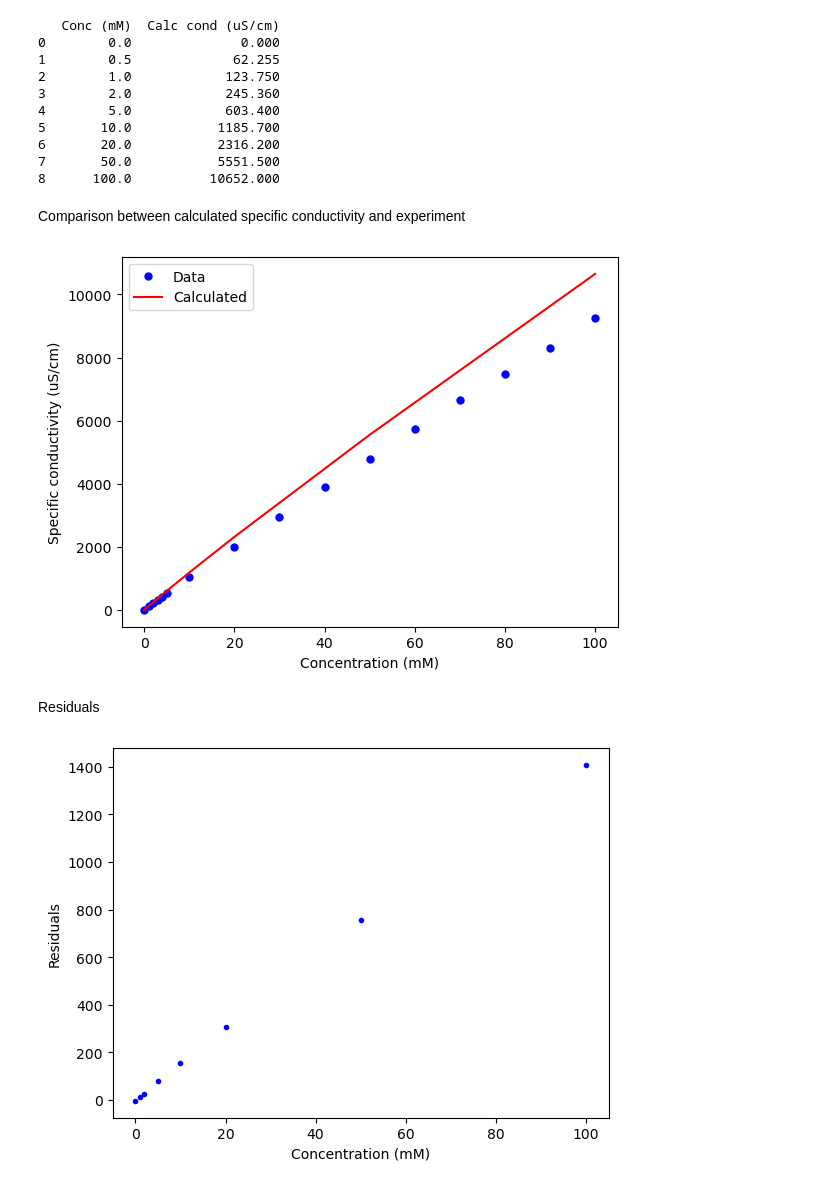
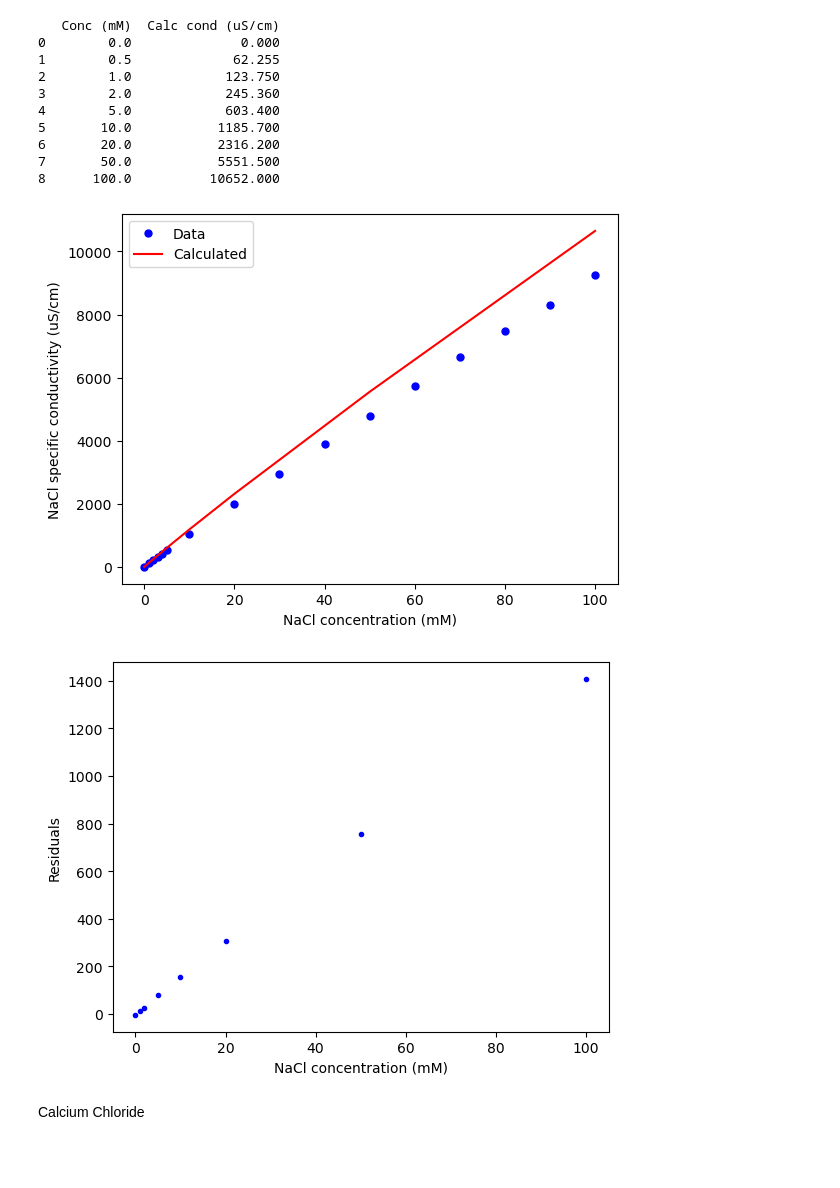
Before and after one commit to dowlinglab/salts-conductivity-modelling, a Jupyter notebook: Equivalent-conductivity.ipynb, the cells around one changed output. Saved outputs shown, nothing was run; the diff lists cells and outputs as text; code cells hidden in the pictures; blank space fills up the shorter version.

```diff
--- a/Equivalent-conductivity.ipynb
+++ b/Equivalent-conductivity.ipynb
@@ -21,7 +21,7 @@ equiv_cond = equiv_data["Equiv_cond(cm2/Ohm/equiv)"]
 ndata = len(equiv_cond)
 
 # converting the concentrations in mM to equivalent per litre
-equiv_conc = [molar_conc_equiv[i]*10**(-3) for i in range(ndata)]
+equiv_conc = [molar_conc_equiv[i]*10**(-3)*1 for i in range(ndata)]
 
 # specific conductivity in Siemen per cm
 specific_cond = [equiv_cond[i]*equiv_conc[i]/1000 for i in range(ndata)]
@@ -33,9 +33,9 @@ specific_cond_calc = [specific_cond[i]*10**6 for i in range(ndata)]
 input_output = [molar_conc_equiv, specific_cond_calc]
 conc_cond = np.transpose(input_output)
 column_names = ["Conc (mM)", "Calc cond (uS/cm)"]
-specific_cond_calc_data = pd.DataFrame(conc_cond, columns=column_names)
+specific_cond_calc_NaCl = pd.DataFrame(conc_cond, columns=column_names)
 
-print(specific_cond_calc_data)
+print(specific_cond_calc_NaCl)
 # %% [output]
    Conc (mM)  Calc cond (uS/cm)
 0        0.0              0.000
@@ -55,32 +55,32 @@ specific_cond_exp = specific_data["NaCl cond"]
 
 # number of data points
 ndata2 = len(specific_cond_exp)
-# %% [markdown]
-Comparison between calculated specific conductivity and experiment
 # %%
-# making plots comparison of data and prediction
+# making plot comparison of data and calculated values
 plt.plot(molar_conc_specific, specific_cond_exp, "b.", markersize=10, label="Data")
 plt.plot(molar_conc_equiv, specific_cond_calc, "r-", label="Calculated")
-plt.xlabel("Concentration (mM)")
-plt.ylabel("Specific conductivity (uS/cm)")
+plt.xlabel("NaCl concentration (mM)")
+plt.ylabel("NaCl specific conductivity (uS/cm)")
 plt.legend()
 plt.show()
 # %% [output]
-[figure, old version]
+[figure, new version]
-# %% [markdown]
-Residuals
 # %%
-# initial residual list
+# residuals
 residuals = []
 
-# converting molar concentration data to list
+# molar concentration of equivalent data that has a residual
+molar_conc_equiv_res = []
+
+# converting molar concentration to list
 molar_conc_equiv2 = list(molar_conc_equiv)
 molar_conc_specific2 = list(molar_conc_specific)
 
-# looping through molar concentrations of equivalent data and specific data and taking the residuals of same molar concentrations
+# looping through molar concentrations of equivalent and specific data and then taking residuals of same molar concentrations
 for conc in molar_conc_equiv2:
     for conc2 in molar_conc_specific2:
         if conc == conc2:
+            molar_conc_equiv_res.append(conc)
             index_conc = molar_conc_equiv2.index(conc)
             index_conc2 = molar_conc_specific2.index(conc2)
             residual = specific_cond_calc[index_conc] - specific_cond_exp[index_conc2]
@@ -88,13 +88,12 @@ for conc in molar_conc_equiv2:
         else:
             pass
 
-# removing molar concentration of equivalent data without a residual
-molar_conc_equiv2.pop(1)
-
 # making plot of residuals of calculated specific conductivity
-plt.plot(molar_conc_equiv2, residuals, "b.")
-plt.xlabel("Concentration (mM)")
+plt.plot(molar_conc_equiv_res, residuals, "b.")
+plt.xlabel("NaCl concentration (mM)")
 plt.ylabel("Residuals")
 plt.show()
 # %% [output]
-[figure, old version]
+[figure, new version]
+# %% [markdown]
+Calcium Chloride
```
Also changed, not shown: parts of 8 cells of this notebook, 2 other files.
